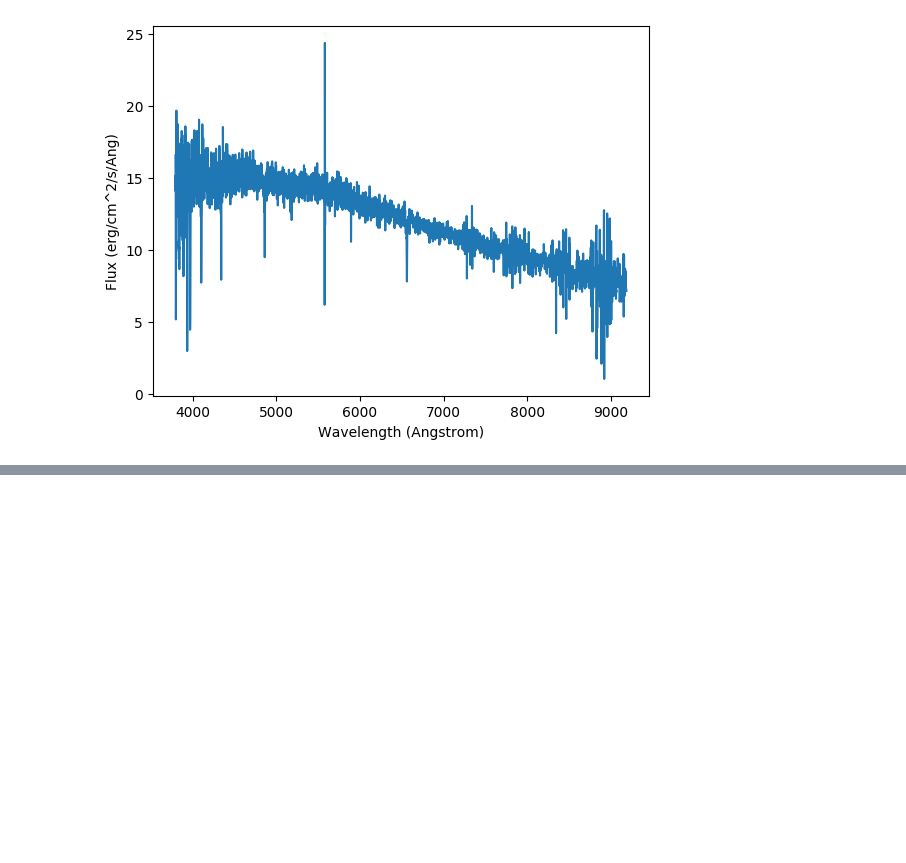
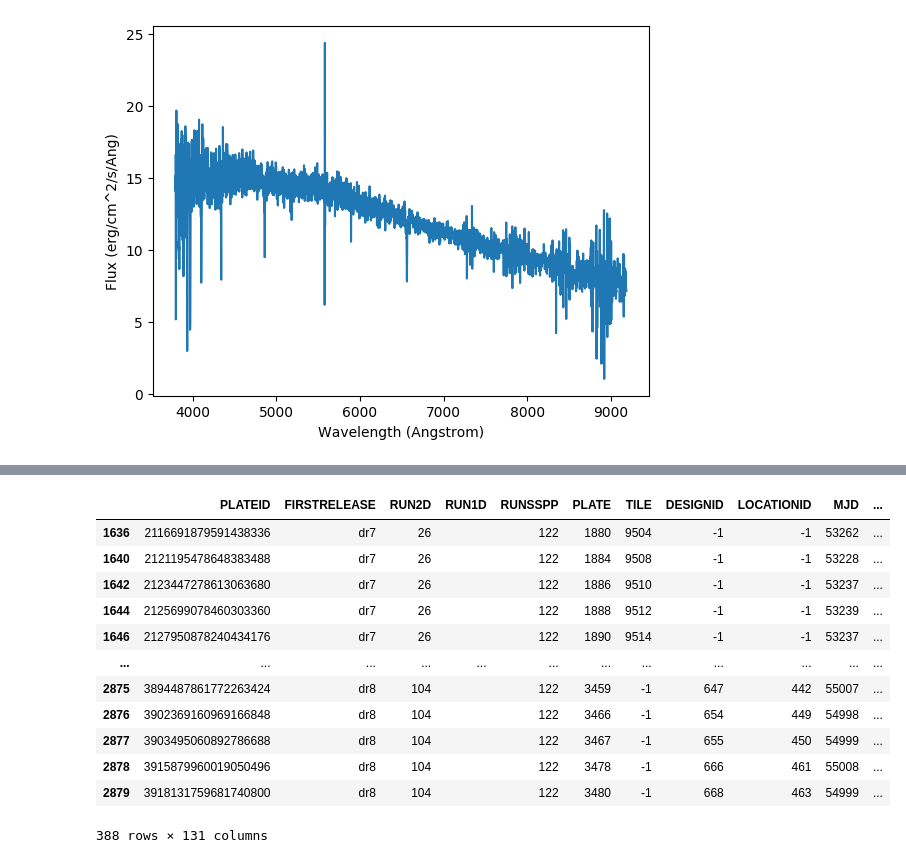
Before and after one commit to dirac-institute/stellar_karaoke, a Jupyter notebook: SDSS_Spectra_with_astroquery.ipynb, the cells around one changed output, grey strips where cells are left out. Cells and saved outputs as stored; diff of their text form; code cells hidden in the pictures; blank space fills up the shorter version.

```diff
--- a/SDSS_Spectra_with_astroquery.ipynb
+++ b/SDSS_Spectra_with_astroquery.ipynb
@@ -123,0 +157,2 @@ Text(0, 0.5, 'Flux (erg/cm^2/s/Ang)')
+# %%
+plate_info = Table(fits.open('plates-dr17.fits')[1].data).to_pandas()
@@ -123,0 +180,19 @@ Text(0, 0.5, 'Flux (erg/cm^2/s/Ang)')
+# %%
+# We want to explore segue1 and segue2 data
+segue_plates = plate_info.query('PROGRAMNAME == "segue                      " or PROGRAMNAME == "segue2                     "')
+# %%
+segue_plates
+# %% [output]
+|  | PLATEID | FIRSTRELEASE | RUN2D | RUN1D | RUNSSPP | PLATE | TILE | DESIGNID | LOCATIONID | MJD | ... |
+| 1636 | 2116691879591438336 | dr7 | 26 |  | 122 | 1880 | 9504 | -1 | -1 | 53262 | ... |
+| 1640 | 2121195478648383488 | dr7 | 26 |  | 122 | 1884 | 9508 | -1 | -1 | 53228 | ... |
+| 1642 | 2123447278613063680 | dr7 | 26 |  | 122 | 1886 | 9510 | -1 | -1 | 53237 | ... |
+| 1644 | 2125699078460303360 | dr7 | 26 |  | 122 | 1888 | 9512 | -1 | -1 | 53239 | ... |
+| 1646 | 2127950878240434176 | dr7 | 26 |  | 122 | 1890 | 9514 | -1 | -1 | 53237 | ... |
+| ... | ... | ... | ... | ... | ... | ... | ... | ... | ... | ... | ... |
+| 2875 | 3894487861772263424 | dr8 | 104 |  | 122 | 3459 | -1 | 647 | 442 | 55007 | ... |
+| 2876 | 3902369160969166848 | dr8 | 104 |  | 122 | 3466 | -1 | 654 | 449 | 54998 | ... |
+| 2877 | 3903495060892786688 | dr8 | 104 |  | 122 | 3467 | -1 | 655 | 450 | 54999 | ... |
+| 2878 | 3915879960019050496 | dr8 | 104 |  | 122 | 3478 | -1 | 666 | 461 | 55008 | ... |
+| 2879 | 3918131759681740800 | dr8 | 104 |  | 122 | 3480 | -1 | 668 | 463 | 54999 | ... |
+388 rows × 131 columns
```
Also changed, not shown: parts of 36 cells of this notebook.
